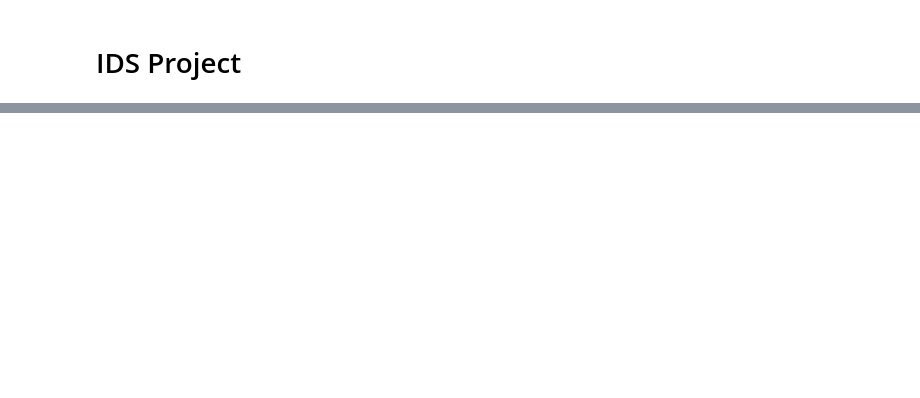
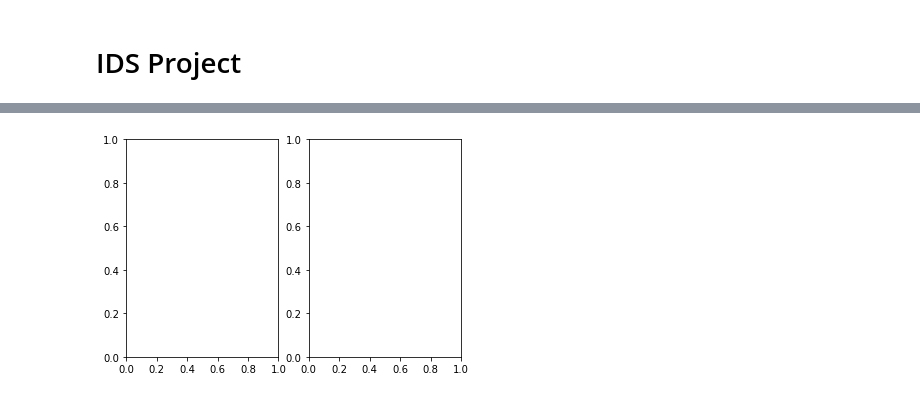
Before and after one commit to kerdokurs/ids_project, a Jupyter notebook: IDS_Project.ipynb, the cells around one changed output, grey strips where cells are left out. Saved outputs shown, nothing was run; the diff lists cells and outputs as text; code cells hidden in the pictures; blank space fills up the shorter version.

```diff
--- a/IDS_Project.ipynb
+++ b/IDS_Project.ipynb
@@ -111,3 +191,14 @@ Name: ResultValue, dtype: int64
+# %%
+#same with weather
+wwd = weather_data
+wwd["time"] = weather_data["time"].astype(np.datetime64)
+wwd["week"] = wwd["time"].dt.isocalendar().week
+wwd["year"]=  wwd["time"].dt.isocalendar().year
+wwd20 = wwd[wwd["year"] == 2020]
+wwd21 = wwd[wwd["year"] == 2021]
+fig, (ax1, ax2) = plt.subplots(1, 2)
+# %% [output]
+[figure, added]
 # %%
 # TODO: Weekly bikeride statistics piirangute ajal vs ilma piirangute ajal (2020 ja 2021)
 # 2 tabelit kus on 7 bar-i (E-P) ja nendes päevades tehtud sõitude keskmine arv
```
Also changed, not shown: parts of 11 cells of this notebook.
